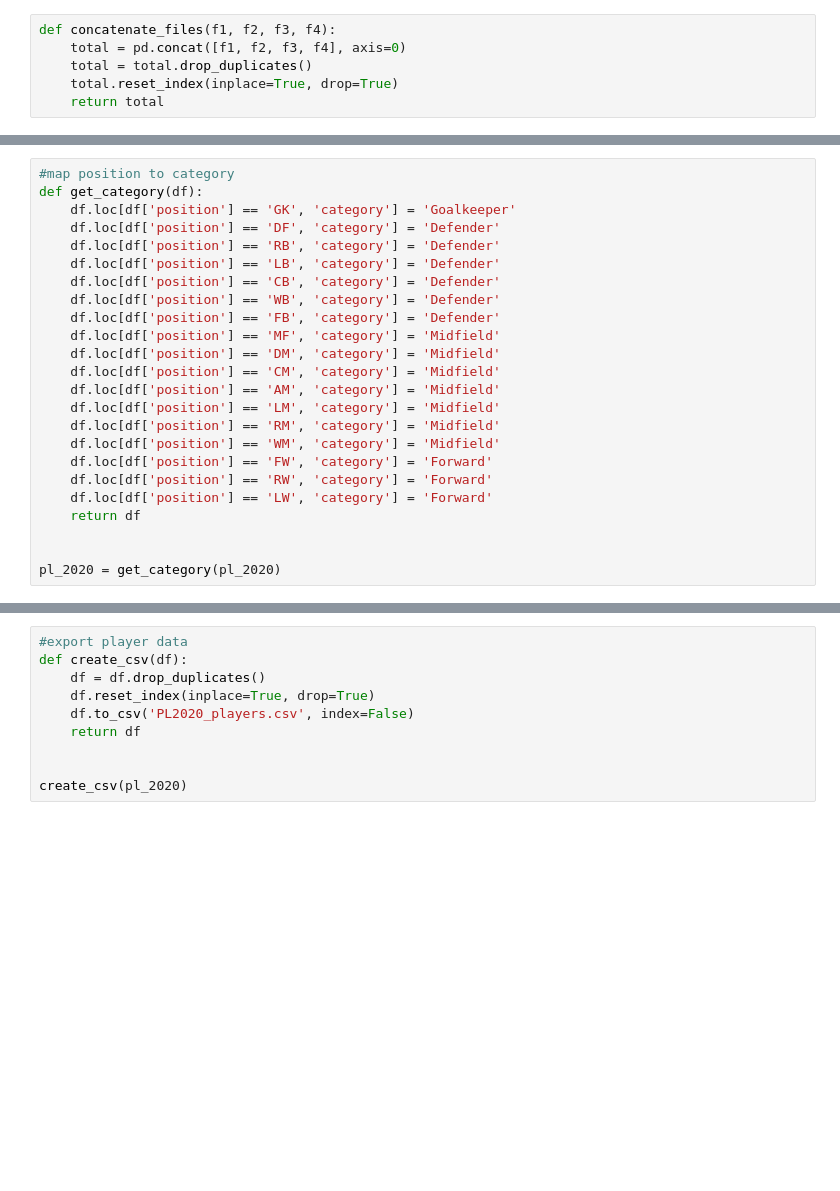
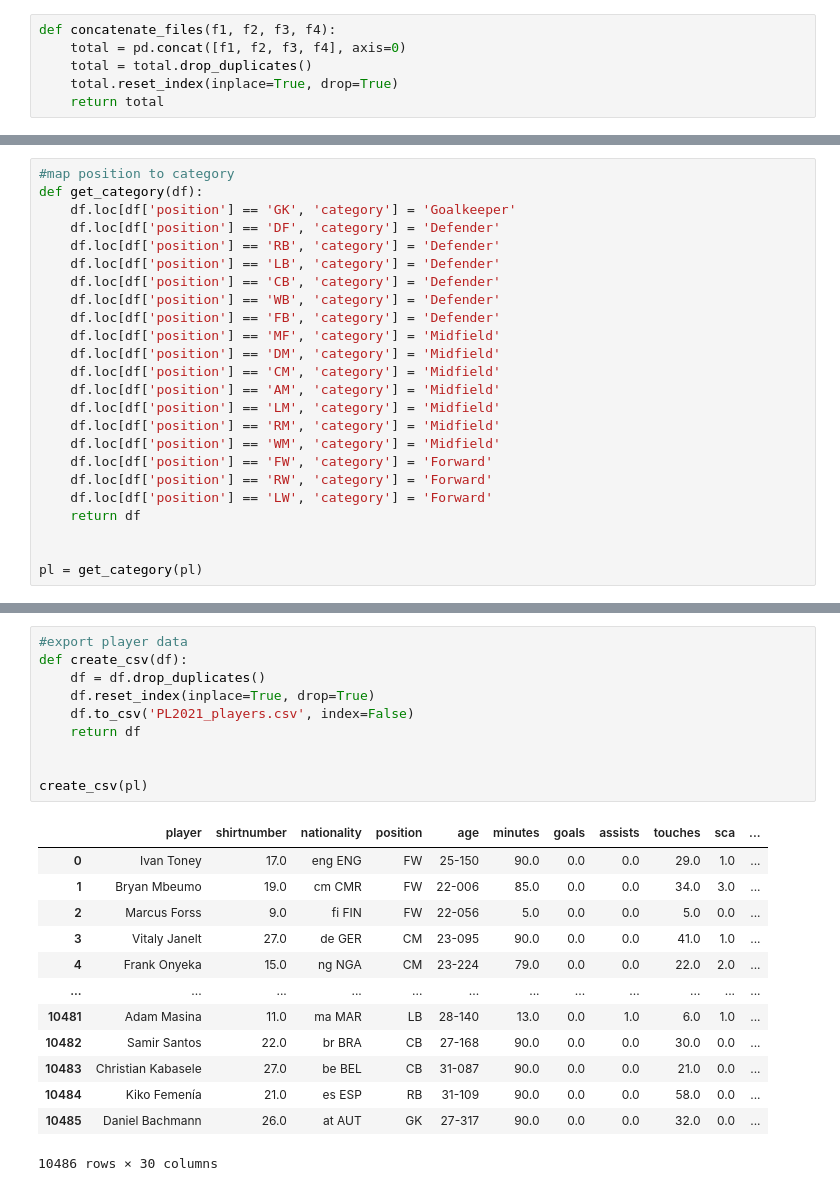
Before and after one commit to Giuliano99/Masterarbeit, a Jupyter notebook: Web Scrape.ipynb, the cells around one changed output, grey strips where cells are left out. Saved outputs shown, nothing was run; the diff lists cells and outputs as text; blank space fills up the shorter version.

```diff
--- a/Web Scrape.ipynb
+++ b/Web Scrape.ipynb
@@ -404,7 +410,7 @@ def get_category(df):
     return df
 
 
-pl_2020 = get_category(pl_2020)
+pl = get_category(pl)
 # %%
 #export lineups
 def create_csv(df):
@@ -456,10 +462,24 @@ create_csv(gk_2020)
 # %%
 #export player data
 def create_csv(df):
     df = df.drop_duplicates()
     df.reset_index(inplace=True, drop=True)
-    df.to_csv('PL2020_players.csv', index=False)
+    df.to_csv('PL2021_players.csv', index=False)
     return df
 
 
-create_csv(pl_2020)
+create_csv(pl)
+# %% [output]
+|  | player | shirtnumber | nationality | position | age | minutes | goals | assists | touches | sca | ... |
+| 0 | Ivan Toney | 17.0 | eng ENG | FW | 25-150 | 90.0 | 0.0 | 0.0 | 29.0 | 1.0 | ... |
+| 1 | Bryan Mbeumo | 19.0 | cm CMR | FW | 22-006 | 85.0 | 0.0 | 0.0 | 34.0 | 3.0 | ... |
+| 2 | Marcus Forss | 9.0 | fi FIN | FW | 22-056 | 5.0 | 0.0 | 0.0 | 5.0 | 0.0 | ... |
+| 3 | Vitaly Janelt | 27.0 | de GER | CM | 23-095 | 90.0 | 0.0 | 0.0 | 41.0 | 1.0 | ... |
+| 4 | Frank Onyeka | 15.0 | ng NGA | CM | 23-224 | 79.0 | 0.0 | 0.0 | 22.0 | 2.0 | ... |
+| ... | ... | ... | ... | ... | ... | ... | ... | ... | ... | ... | ... |
+| 10481 | Adam Masina | 11.0 | ma MAR | LB | 28-140 | 13.0 | 0.0 | 1.0 | 6.0 | 1.0 | ... |
+| 10482 | Samir Santos | 22.0 | br BRA | CB | 27-168 | 90.0 | 0.0 | 0.0 | 30.0 | 0.0 | ... |
+| 10483 | Christian Kabasele | 27.0 | be BEL | CB | 31-087 | 90.0 | 0.0 | 0.0 | 21.0 | 0.0 | ... |
+| 10484 | Kiko Femenía | 21.0 | es ESP | RB | 31-109 | 90.0 | 0.0 | 0.0 | 58.0 | 0.0 | ... |
+| 10485 | Daniel Bachmann | 26.0 | at AUT | GK | 27-317 | 90.0 | 0.0 | 0.0 | 32.0 | 0.0 | ... |
+10486 rows × 30 columns
```
Also changed, not shown: parts of 19 cells of this notebook, 8 other files.
